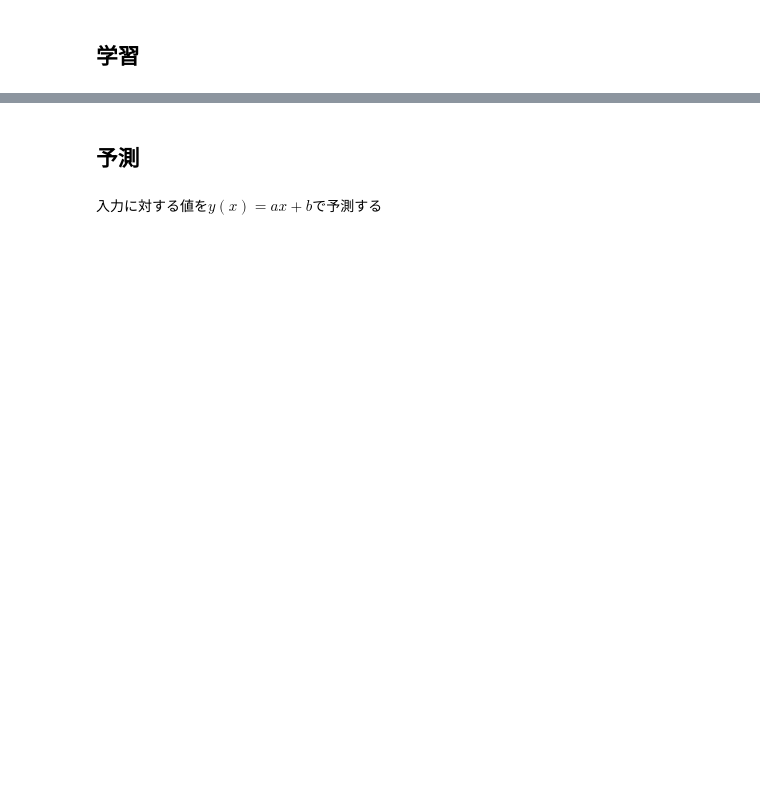
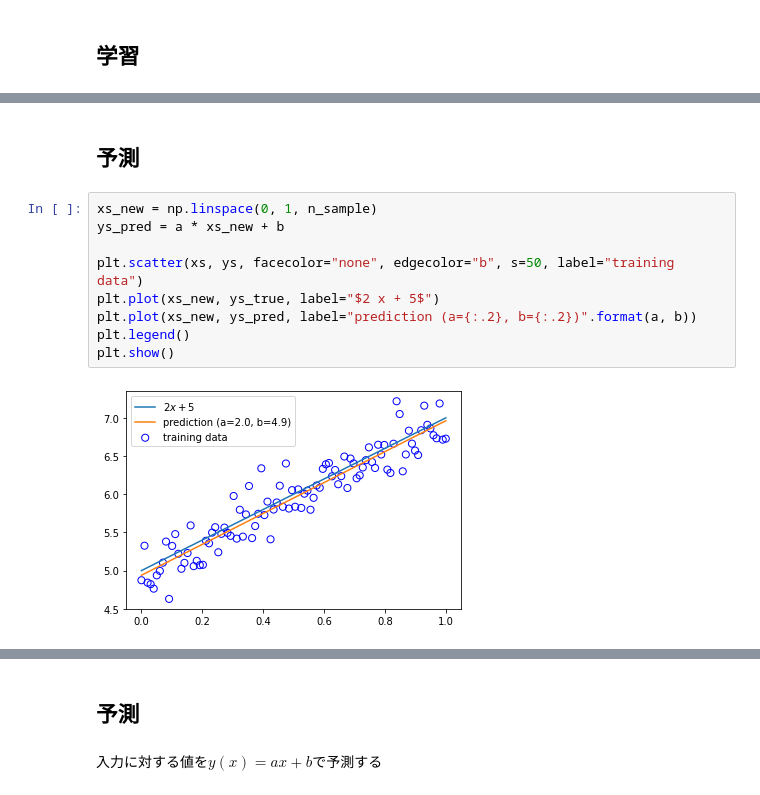
Before and after one commit to MatSoich/RabbitChallenge, a Jupyter notebook: 機械学習/codes/1.線形回帰モデル.ipynb, the cells around one changed output, grey strips where cells are left out. Cells and saved outputs as stored; diff of their text form; blank space fills up the shorter version.

```diff
--- a/機械学習/codes/1.線形回帰モデル.ipynb
+++ b/機械学習/codes/1.線形回帰モデル.ipynb
@@ -96,0 +152,13 @@ intercept_: [5.00239927]
+# %% [markdown]
+## 予測
+# %%
+xs_new = np.linspace(0, 1, n_sample)
+ys_pred = a * xs_new + b
+
+plt.scatter(xs, ys, facecolor="none", edgecolor="b", s=50, label="training data")
+plt.plot(xs_new, ys_true, label="$2 x + 5$")
+plt.plot(xs_new, ys_pred, label="prediction (a={:.2}, b={:.2})".format(a, b))
+plt.legend()
+plt.show()
+# %% [output]
+[figure, added]
```
Also changed, not shown: parts of 38 cells of this notebook, 2 other files.
